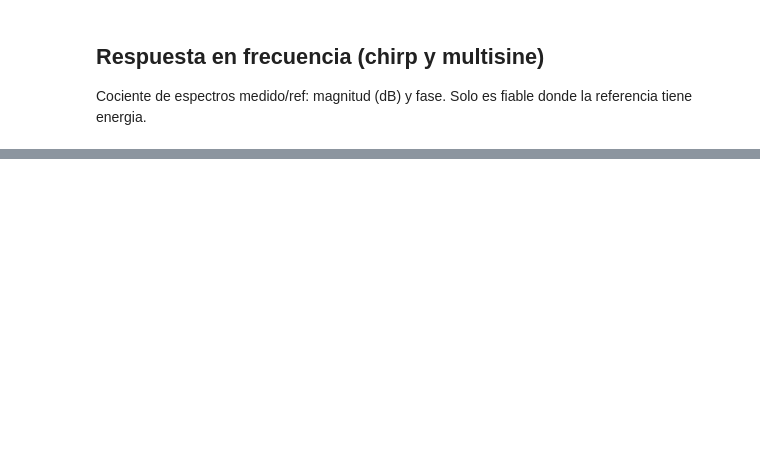
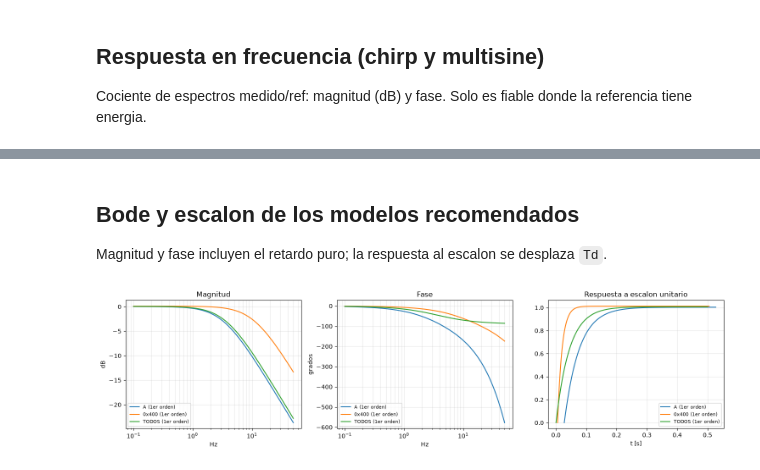
Before and after one commit to CarlitosssT/Tesis-Senecabot, a Jupyter notebook: hardware/myactuator_esp32/sysid/visualizar_sysid.ipynb, the cells around one changed output, grey strips where cells are left out. Saved outputs shown, nothing was run; the diff lists cells and outputs as text; code cells hidden in the pictures; blank space fills up the shorter version.

```diff
--- a/hardware/myactuator_esp32/sysid/visualizar_sysid.ipynb
+++ b/hardware/myactuator_esp32/sysid/visualizar_sysid.ipynb
@@ -114,0 +279,20 @@ plt.tight_layout(); plt.show()
+# %% [markdown]
+## Bode y escalon de los modelos recomendados
+
+Magnitud y fase incluyen el retardo puro; la respuesta al escalon se desplaza `Td`.
+# %%
+f = np.logspace(-1, np.log10(50), 400); w = 2 * np.pi * f
+fig, (a, b, c) = plt.subplots(1, 3, figsize=(15, 4))
+for g, mn in ELEGIDO.items():
+    p = RES[f'{g}|{mn}']; num, den = MODELOS[mn][0](p[1:])
+    _, H = signal.freqs(num, den, w); H = H * np.exp(-1j * w * p[0])
+    a.semilogx(f, 20 * np.log10(abs(H)), label=f'{g} ({mn})')
+    b.semilogx(f, np.unwrap(np.angle(H)) * 180 / np.pi, label=f'{g} ({mn})')
+    t = np.linspace(0, 0.5, 1000); _, y = signal.step((num, den), T=t)
+    c.plot(t + p[0], y, label=f'{g} ({mn})')
+a.set(title='Magnitud', xlabel='Hz', ylabel='dB'); b.set(title='Fase', xlabel='Hz', ylabel='grados')
+c.set(title='Respuesta a escalon unitario', xlabel='t [s]')
+for ax in (a, b, c): ax.grid(alpha=.3, which='both'); ax.legend(fontsize=8)
+plt.tight_layout(); plt.show()
+# %% [output]
+[figure, added]
```
Also changed, not shown: parts of 17 cells of this notebook, 8 other files.
